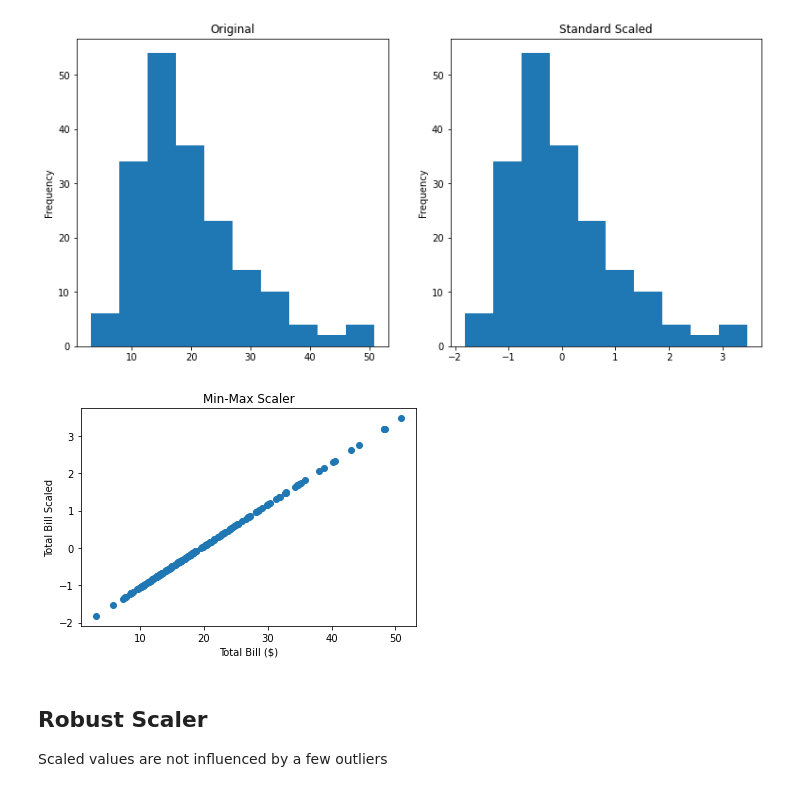
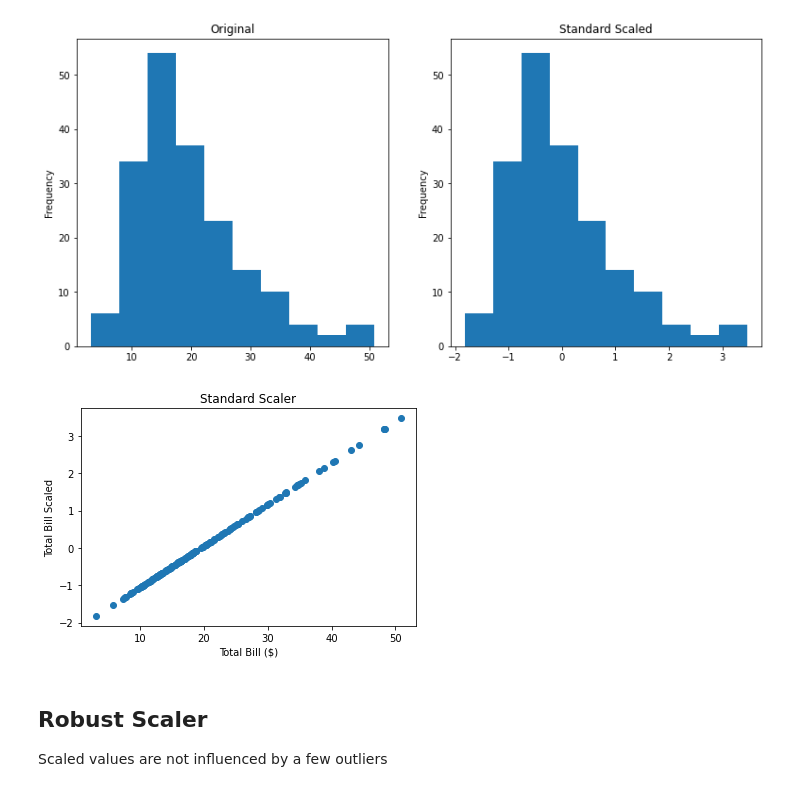
Before and after one commit to CodeupClassroom/germain-regression-exercises, a Jupyter notebook: scaling_lesson.ipynb, the cells around one changed output. Saved outputs shown, nothing was run; the diff lists cells and outputs as text; code cells hidden in the pictures.

```diff
--- a/scaling_lesson.ipynb
+++ b/scaling_lesson.ipynb
@@ -229,10 +236,10 @@ train.total_bill_scaled.plot.hist(title='Standard Scaled');
 # %%
 plt.scatter(train.total_bill, train.total_bill_scaled)
 plt.xlabel('Total Bill ($)')
 plt.ylabel('Total Bill Scaled')
-plt.title('Min-Max Scaler');
+plt.title('Standard Scaler');
 # %% [output]
-[figure, old version]
+[figure, new version]
 # %% [markdown]
 ## Robust Scaler
 Scaled values are not influenced by a few outliers
```
Also changed, not shown: parts of 6 cells of this notebook.
